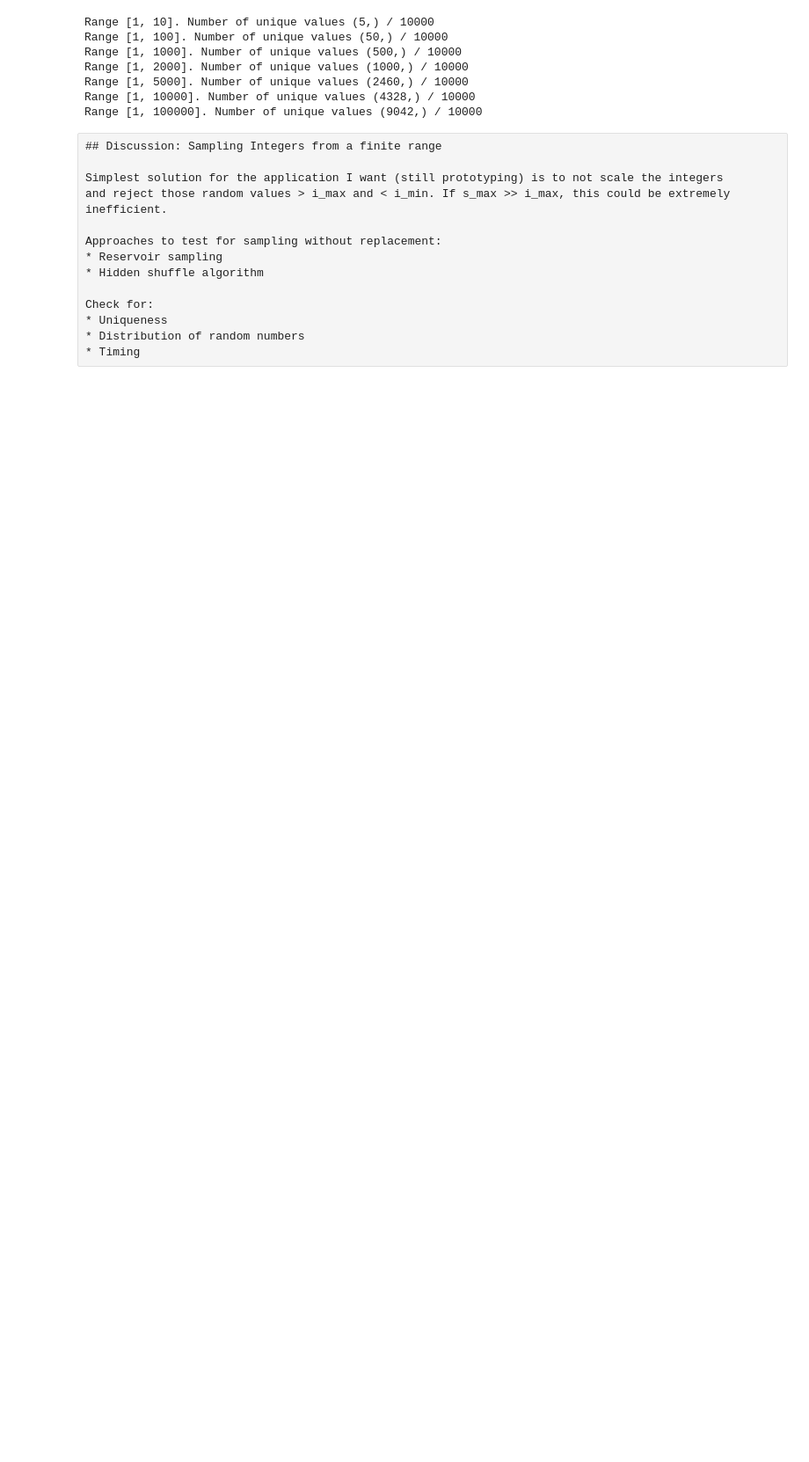
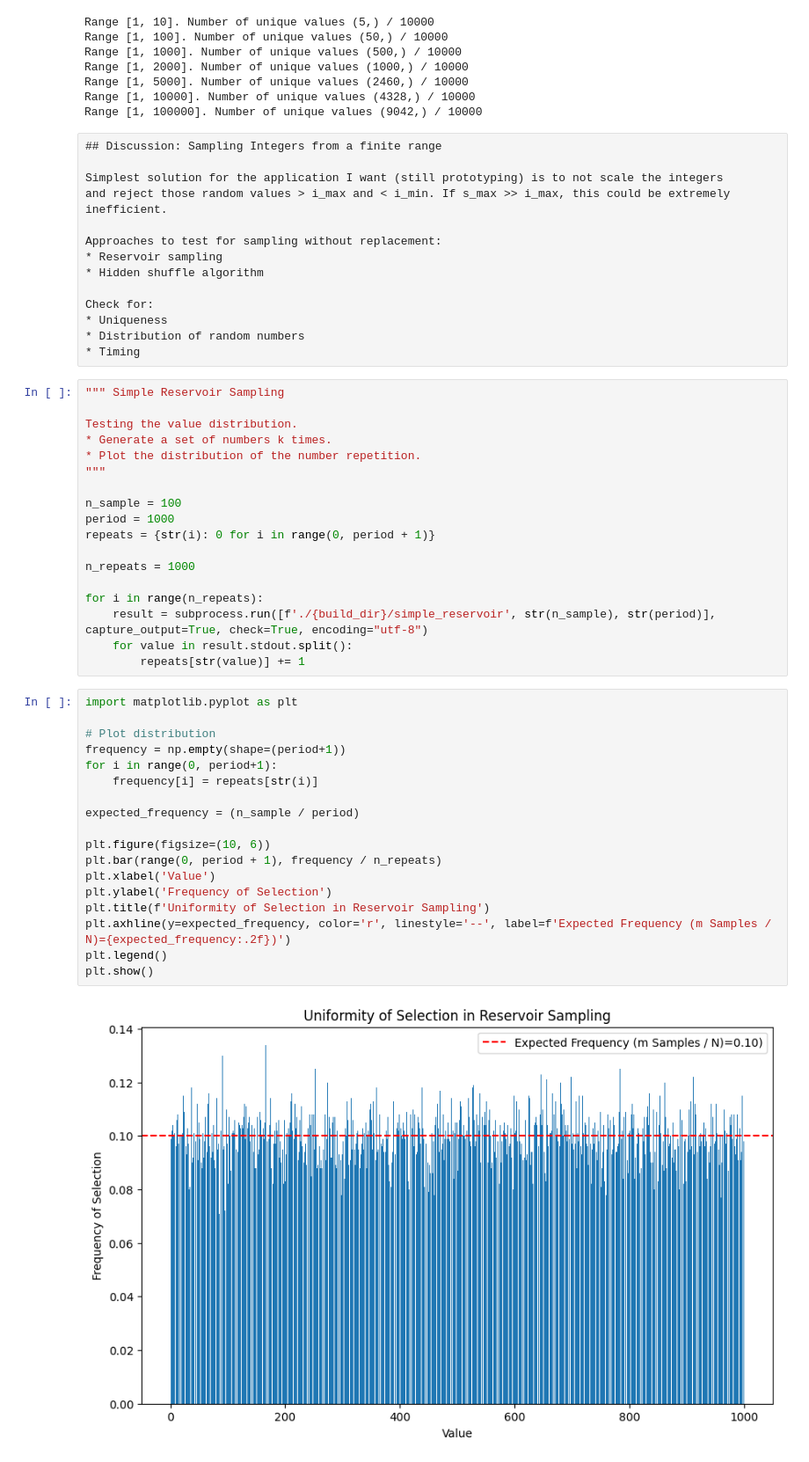
Before and after one commit to AlexBuccheri/random_sampling, a Jupyter notebook: jupyter/analysis.ipynb, the cells around one changed output. Shown at 88% size. Saved outputs shown, nothing was run; the diff lists cells and outputs as text; blank space fills up the shorter version.

```diff
--- a/jupyter/analysis.ipynb
+++ b/jupyter/analysis.ipynb
@@ -90,3 +90,41 @@ Check for:
 * Uniqueness
 * Distribution of random numbers
 * Timing
+# %%
+""" Simple Reservoir Sampling
+
+Testing the value distribution.
+* Generate a set of numbers k times.
+* Plot the distribution of the number repetition.
+"""
+
+n_sample = 100
+period = 1000
+repeats = {str(i): 0 for i in range(0, period + 1)}
+
+n_repeats = 1000
+
+for i in range(n_repeats):
+    result = subprocess.run([f'./{build_dir}/simple_reservoir', str(n_sample), str(period)], capture_output=True, check=True, encoding="utf-8")
+    for value in result.stdout.split():
+        repeats[str(value)] += 1
+# %%
+import matplotlib.pyplot as plt
+
+# Plot distribution
+frequency = np.empty(shape=(period+1))
+for i in range(0, period+1):
+    frequency[i] = repeats[str(i)]
+
+expected_frequency = (n_sample / period)
+
+plt.figure(figsize=(10, 6))
+plt.bar(range(0, period + 1), frequency / n_repeats)
+plt.xlabel('Value')
+plt.ylabel('Frequency of Selection')
+plt.title(f'Uniformity of Selection in Reservoir Sampling')
+plt.axhline(y=expected_frequency, color='r', linestyle='--', label=f'Expected Frequency (m Samples / N)={expected_frequency:.2f})')
+plt.legend()
+plt.show()
+# %% [output]
+[figure, added]
```
Also changed, not shown: parts of 5 cells of this notebook.
